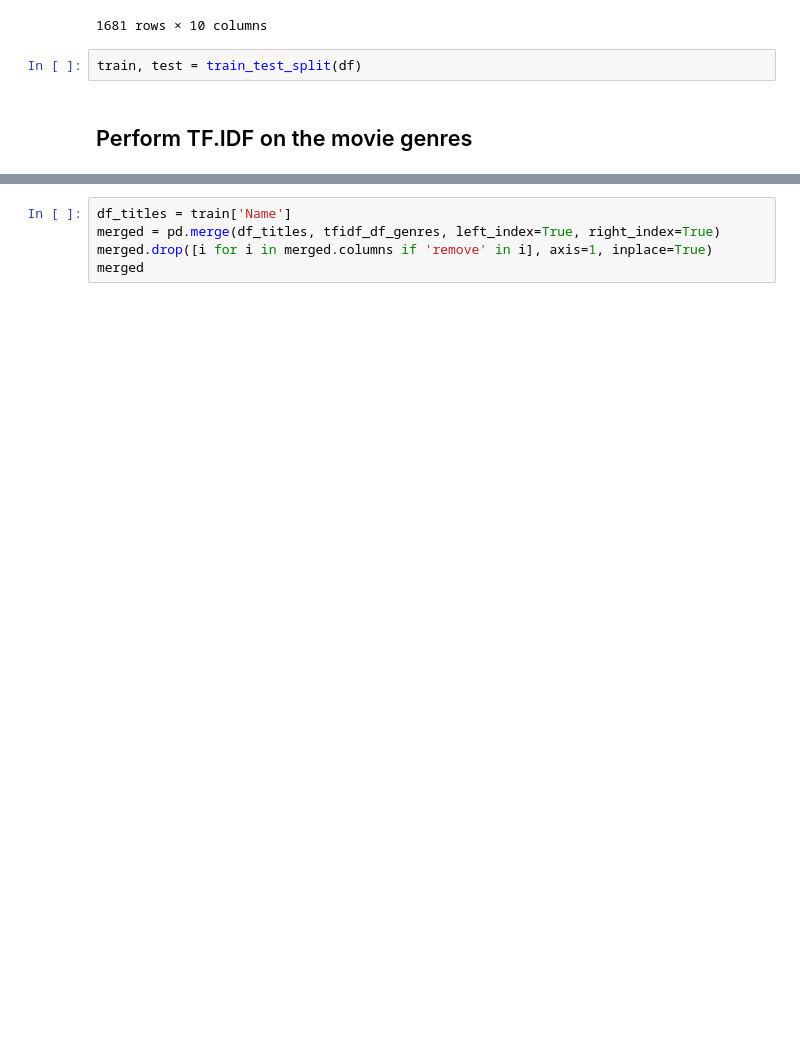
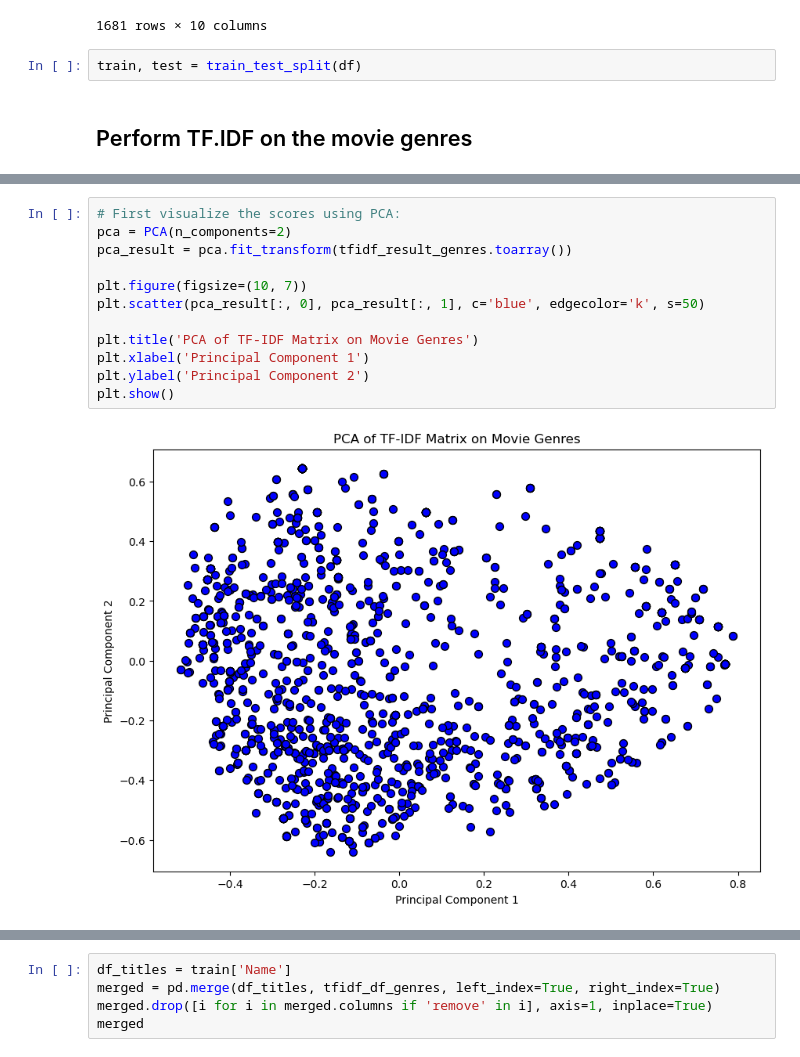
Before and after one commit to JasonMerit/ComputationalTools, a Jupyter notebook: Project/Clustering.ipynb, the cells around one changed output, grey strips where cells are left out. Saved outputs shown, nothing was run; the diff lists cells and outputs as text; blank space fills up the shorter version.

```diff
--- a/Project/Clustering.ipynb
+++ b/Project/Clustering.ipynb
@@ -57,0 +58,14 @@ tfidf_df_genres
+# %%
+# First visualize the scores using PCA:
+pca = PCA(n_components=2)
+pca_result = pca.fit_transform(tfidf_result_genres.toarray())
+
+plt.figure(figsize=(10, 7))
+plt.scatter(pca_result[:, 0], pca_result[:, 1], c='blue', edgecolor='k', s=50)
+
+plt.title('PCA of TF-IDF Matrix on Movie Genres')
+plt.xlabel('Principal Component 1')
+plt.ylabel('Principal Component 2')
+plt.show()
+# %% [output]
+[figure, added]
```
Also changed, not shown: parts of 18 cells of this notebook, 1 other file.
